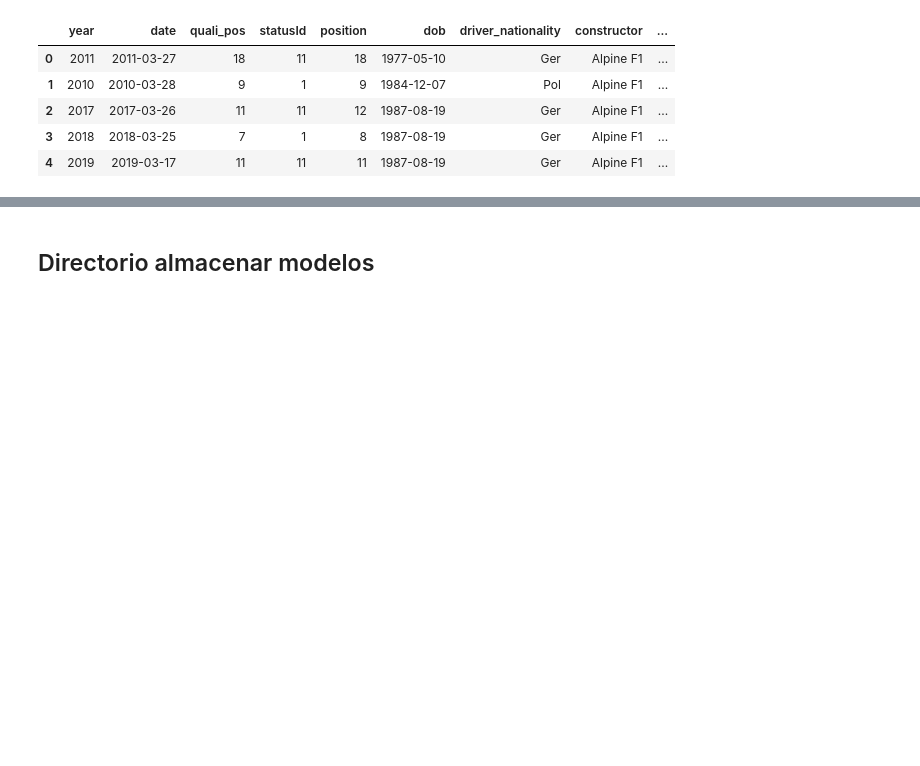
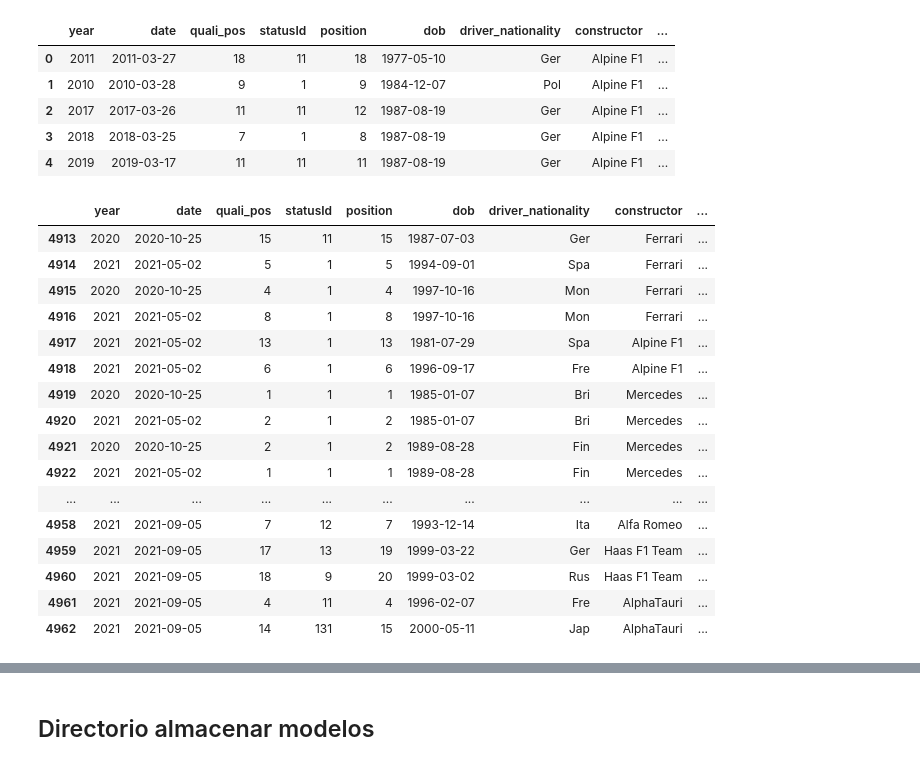
Before and after one commit to jGalanDS/redbull_espa, a Jupyter notebook: 04.ML_Modelling.ipynb, the cells around one changed output, grey strips where cells are left out. Drawn from its saved outputs; the diff is of its cells as text; code cells hidden in the pictures; blank space fills up the shorter version.

```diff
--- a/04.ML_Modelling.ipynb
+++ b/04.ML_Modelling.ipynb
@@ -157,6 +175,26 @@ data.head()
 | 2 | 2017 | 2017-03-26 | 11 | 11 | 12 | 1987-08-19 | Ger | Alpine F1 | ... |
 | 3 | 2018 | 2018-03-25 | 7 | 1 | 8 | 1987-08-19 | Ger | Alpine F1 | ... |
 | 4 | 2019 | 2019-03-17 | 11 | 11 | 11 | 1987-08-19 | Ger | Alpine F1 | ... |
+# %%
+data.tail(50)
+# %% [output]
+|  | year | date | quali_pos | statusId | position | dob | driver_nationality | constructor | ... |
+| 4913 | 2020 | 2020-10-25 | 15 | 11 | 15 | 1987-07-03 | Ger | Ferrari | ... |
+| 4914 | 2021 | 2021-05-02 | 5 | 1 | 5 | 1994-09-01 | Spa | Ferrari | ... |
+| 4915 | 2020 | 2020-10-25 | 4 | 1 | 4 | 1997-10-16 | Mon | Ferrari | ... |
+| 4916 | 2021 | 2021-05-02 | 8 | 1 | 8 | 1997-10-16 | Mon | Ferrari | ... |
+| 4917 | 2021 | 2021-05-02 | 13 | 1 | 13 | 1981-07-29 | Spa | Alpine F1 | ... |
+| 4918 | 2021 | 2021-05-02 | 6 | 1 | 6 | 1996-09-17 | Fre | Alpine F1 | ... |
+| 4919 | 2020 | 2020-10-25 | 1 | 1 | 1 | 1985-01-07 | Bri | Mercedes | ... |
+| 4920 | 2021 | 2021-05-02 | 2 | 1 | 2 | 1985-01-07 | Bri | Mercedes | ... |
+| 4921 | 2020 | 2020-10-25 | 2 | 1 | 2 | 1989-08-28 | Fin | Mercedes | ... |
+| 4922 | 2021 | 2021-05-02 | 1 | 1 | 1 | 1989-08-28 | Fin | Mercedes | ... |
+| ... | ... | ... | ... | ... | ... | ... | ... | ... | ... |
+| 4958 | 2021 | 2021-09-05 | 7 | 12 | 7 | 1993-12-14 | Ita | Alfa Romeo | ... |
+| 4959 | 2021 | 2021-09-05 | 17 | 13 | 19 | 1999-03-22 | Ger | Haas F1 Team | ... |
+| 4960 | 2021 | 2021-09-05 | 18 | 9 | 20 | 1999-03-02 | Rus | Haas F1 Team | ... |
+| 4961 | 2021 | 2021-09-05 | 4 | 11 | 4 | 1996-02-07 | Fre | AlphaTauri | ... |
+| 4962 | 2021 | 2021-09-05 | 14 | 131 | 15 | 2000-05-11 | Jap | AlphaTauri | ... |
 # %%
 len(data)
 # %% [output]
```
Also changed, not shown: parts of 15 cells of this notebook, 18 other files.
